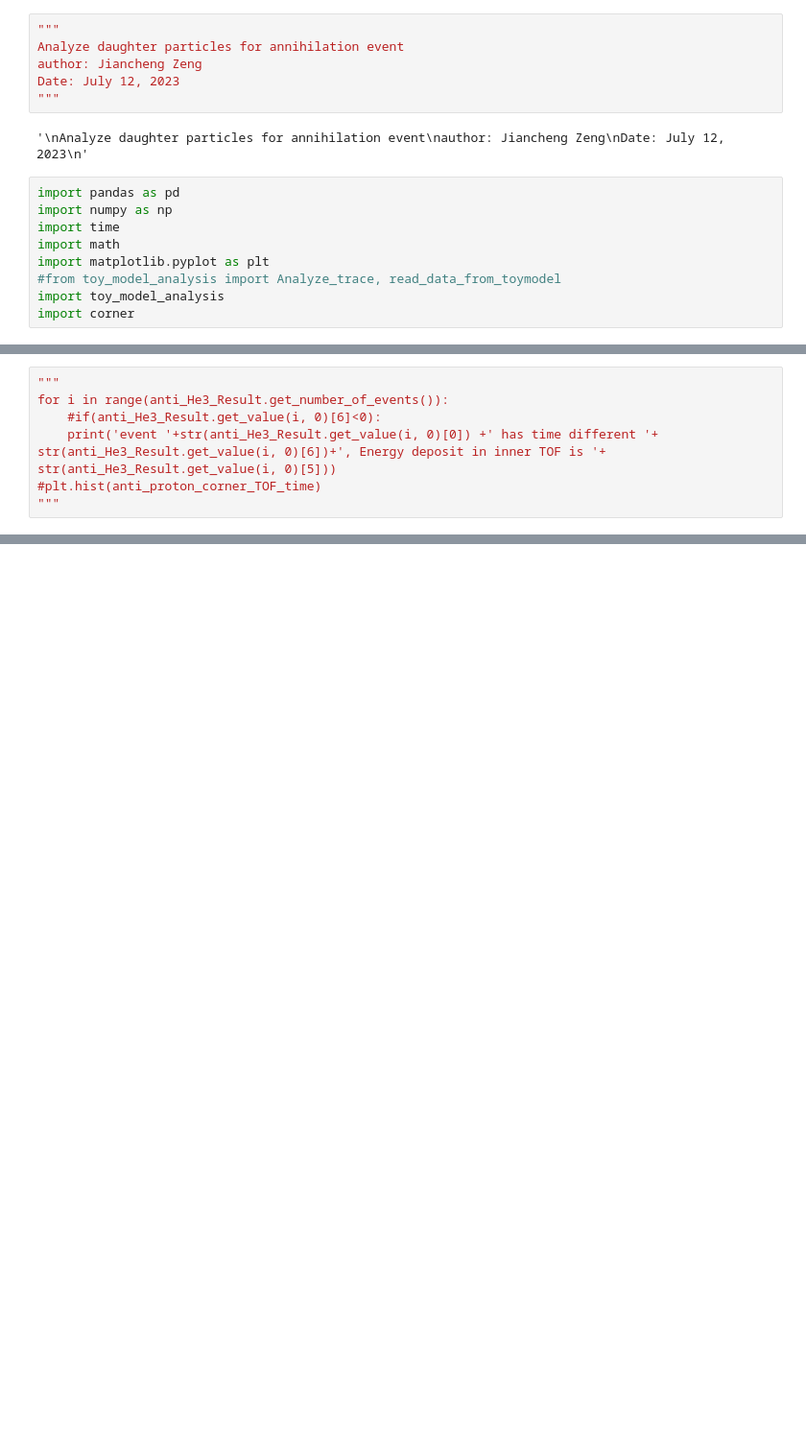
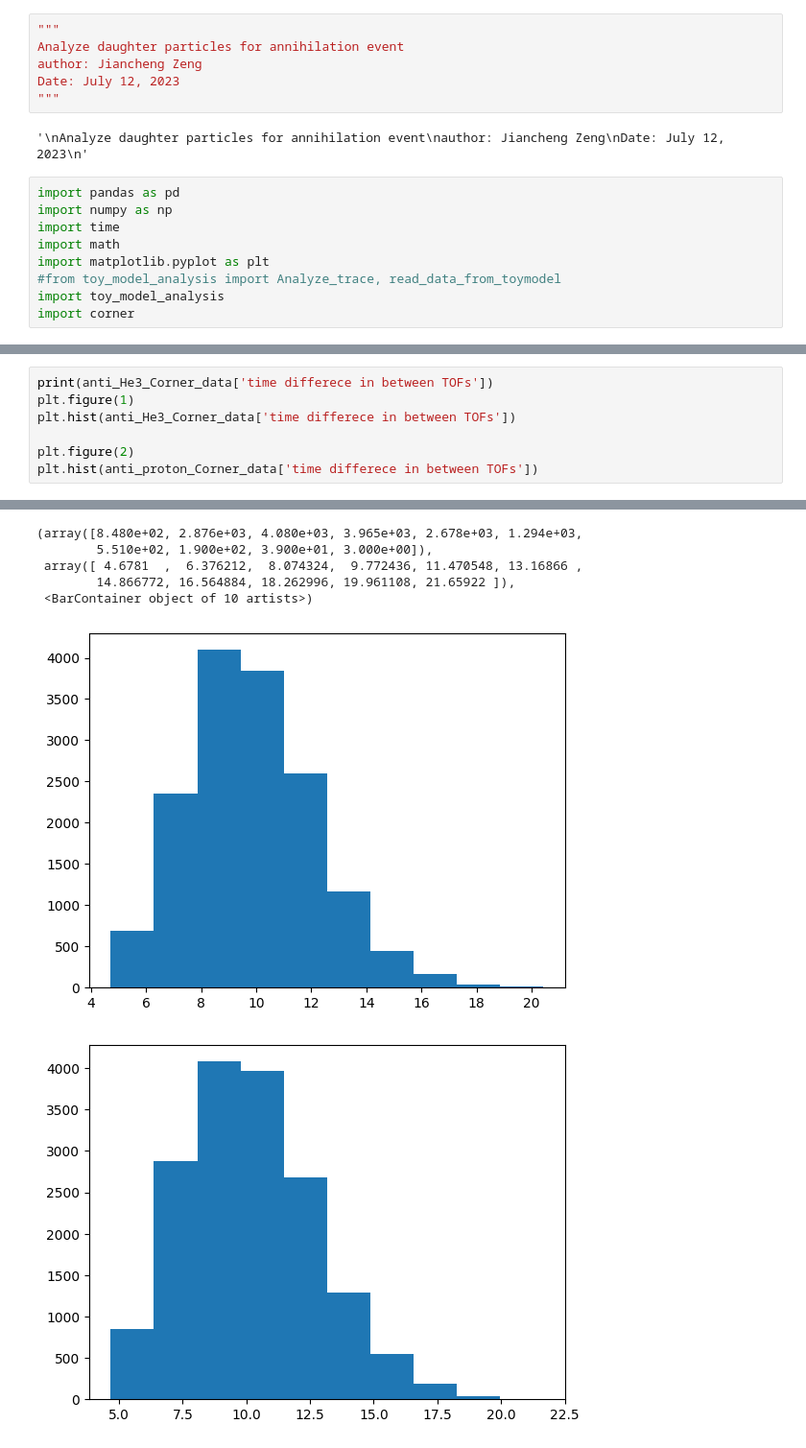
Before and after one commit to Eclipsedclaw/GRAMS, a Jupyter notebook: analysis/2023_Paper/Daughter_analysis.ipynb, the cells around one changed output, grey strips where cells are left out. Shown at 96% size. Cells and saved outputs as stored; diff of their text form; blank space fills up the shorter version.

```diff
--- a/analysis/2023_Paper/Daughter_analysis.ipynb
+++ b/analysis/2023_Paper/Daughter_analysis.ipynb
@@ -382,7 +381,8 @@ ValueError: It looks like the parameter(s) in column(s) 1 have no dynamic range.
 # %%
-"""
-for i in range(anti_He3_Result.get_number_of_events()):
-    #if(anti_He3_Result.get_value(i, 0)[6]<0):
-    print('event '+str(anti_He3_Result.get_value(i, 0)[0]) +' has time different '+ str(anti_He3_Result.get_value(i, 0)[6])+', Energy deposit in inner TOF is '+ str(anti_He3_Result.get_value(i, 0)[5]))
-#plt.hist(anti_proton_corner_TOF_time)
-"""
+print(anti_He3_Corner_data['time differece in between TOFs'])
+plt.figure(1)
+plt.hist(anti_He3_Corner_data['time differece in between TOFs'])
+
+plt.figure(2)
+plt.hist(anti_proton_Corner_data['time differece in between TOFs'])
+# %% [output]
@@ -389,3 +401,10 @@ for i in range(anti_He3_Result.get_number_of_events()):
+(array([8.480e+02, 2.876e+03, 4.080e+03, 3.965e+03, 2.678e+03, 1.294e+03,
+        5.510e+02, 1.900e+02, 3.900e+01, 3.000e+00]),
+ array([ 4.6781  ,  6.376212,  8.074324,  9.772436, 11.470548, 13.16866 ,
+        14.866772, 16.564884, 18.262996, 19.961108, 21.65922 ]),
+ <BarContainer object of 10 artists>)
+[figure, added]
+[figure, added]
 # %%
 import numpy as np
 
```
Also changed, not shown: parts of 10 cells of this notebook, 1 other file.
